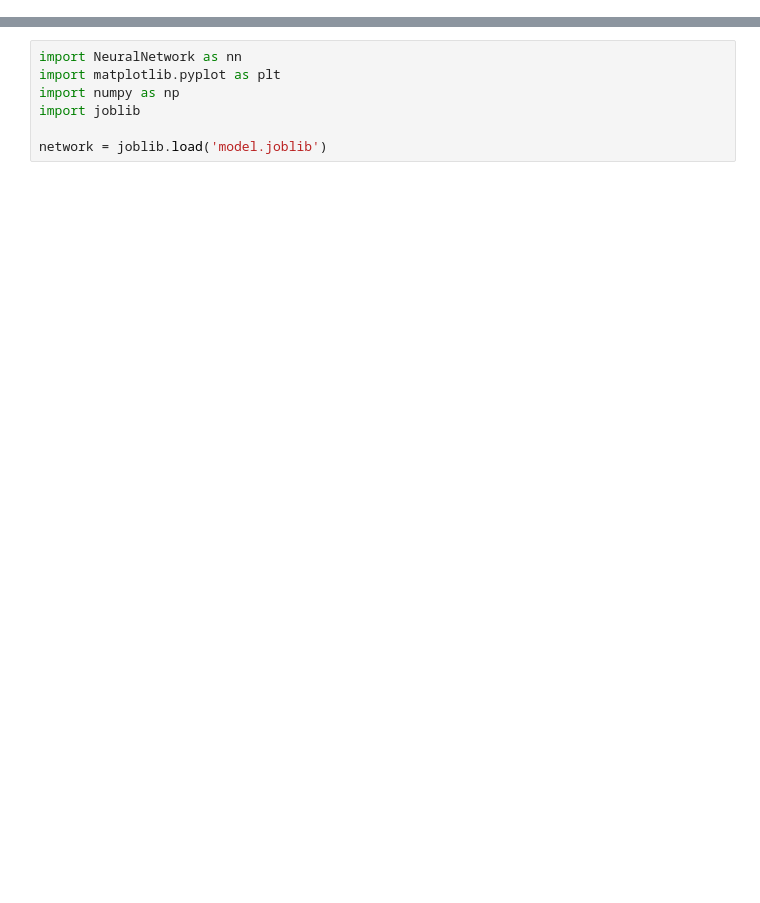
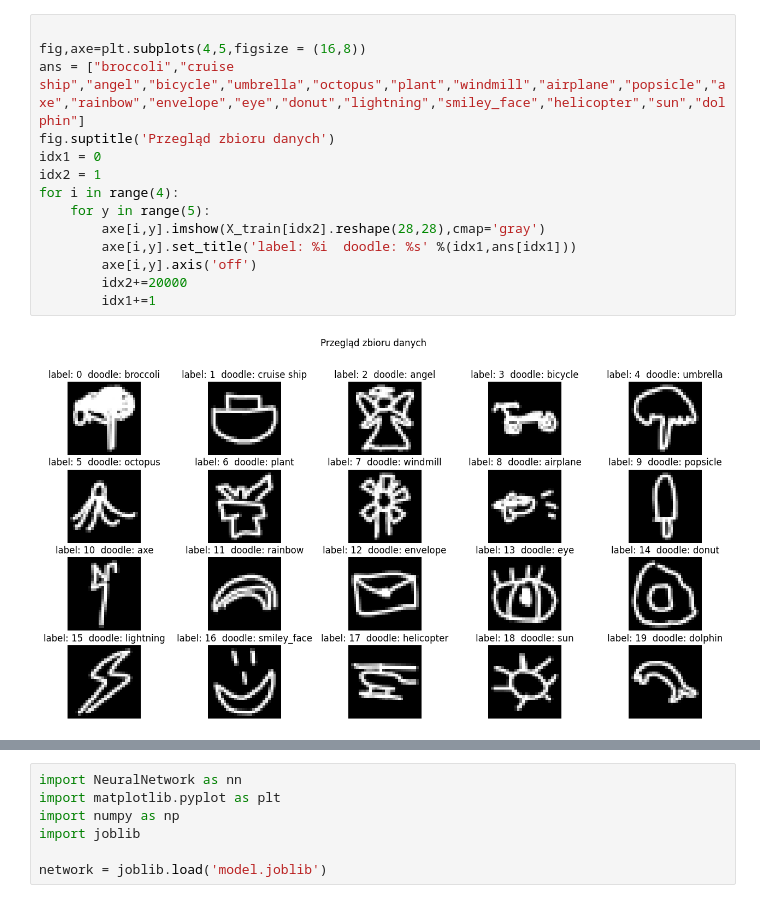
Before and after one commit to AdamKubiak/Neural_Network_Implementation, a Jupyter notebook: Doodle_Recognition/Doodles_Recognition.ipynb, the cells around one changed output, grey strips where cells are left out. Saved outputs shown, nothing was run; the diff lists cells and outputs as text; blank space fills up the shorter version.

```diff
--- a/Doodle_Recognition/Doodles_Recognition.ipynb
+++ b/Doodle_Recognition/Doodles_Recognition.ipynb
@@ -165,0 +68,16 @@ y_valid = np.load('Dane\\y_valid.npy')
+# %%
+
+fig,axe=plt.subplots(4,5,figsize = (16,8))
+ans = ["broccoli","cruise ship","angel","bicycle","umbrella","octopus","plant","windmill","airplane","popsicle","axe","rainbow","envelope","eye","donut","lightning","smiley_face","helicopter","sun","dolphin"]
+fig.suptitle('Przegląd zbioru danych')
+idx1 = 0
+idx2 = 1
+for i in range(4):
+    for y in range(5):
+        axe[i,y].imshow(X_train[idx2].reshape(28,28),cmap='gray')
+        axe[i,y].set_title('label: %i  doodle: %s' %(idx1,ans[idx1]))
+        axe[i,y].axis('off')
+        idx2+=20000
+        idx1+=1
+# %% [output]
+[figure, added]
```
Also changed, not shown: parts of 31 cells of this notebook, 1 other file.
